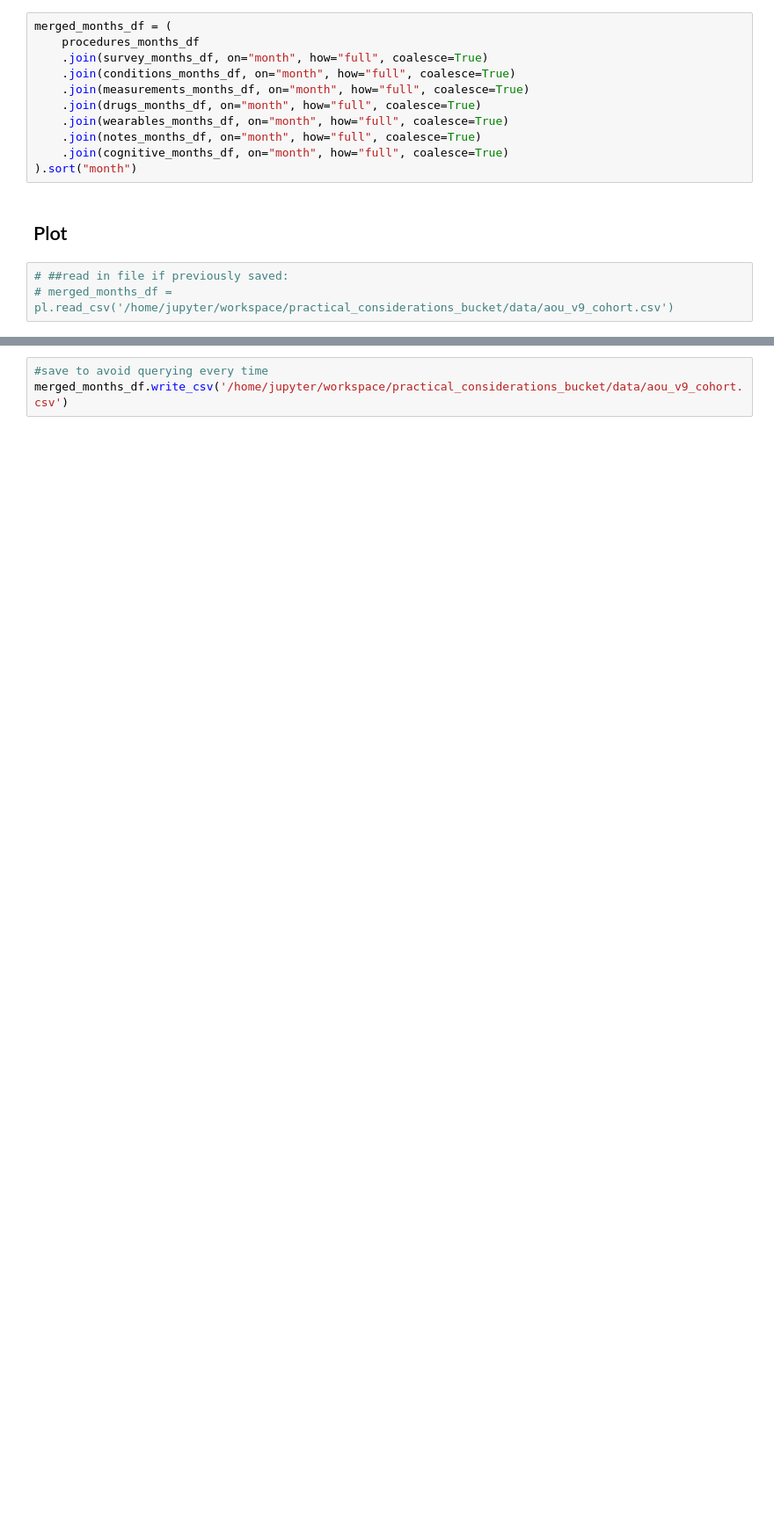
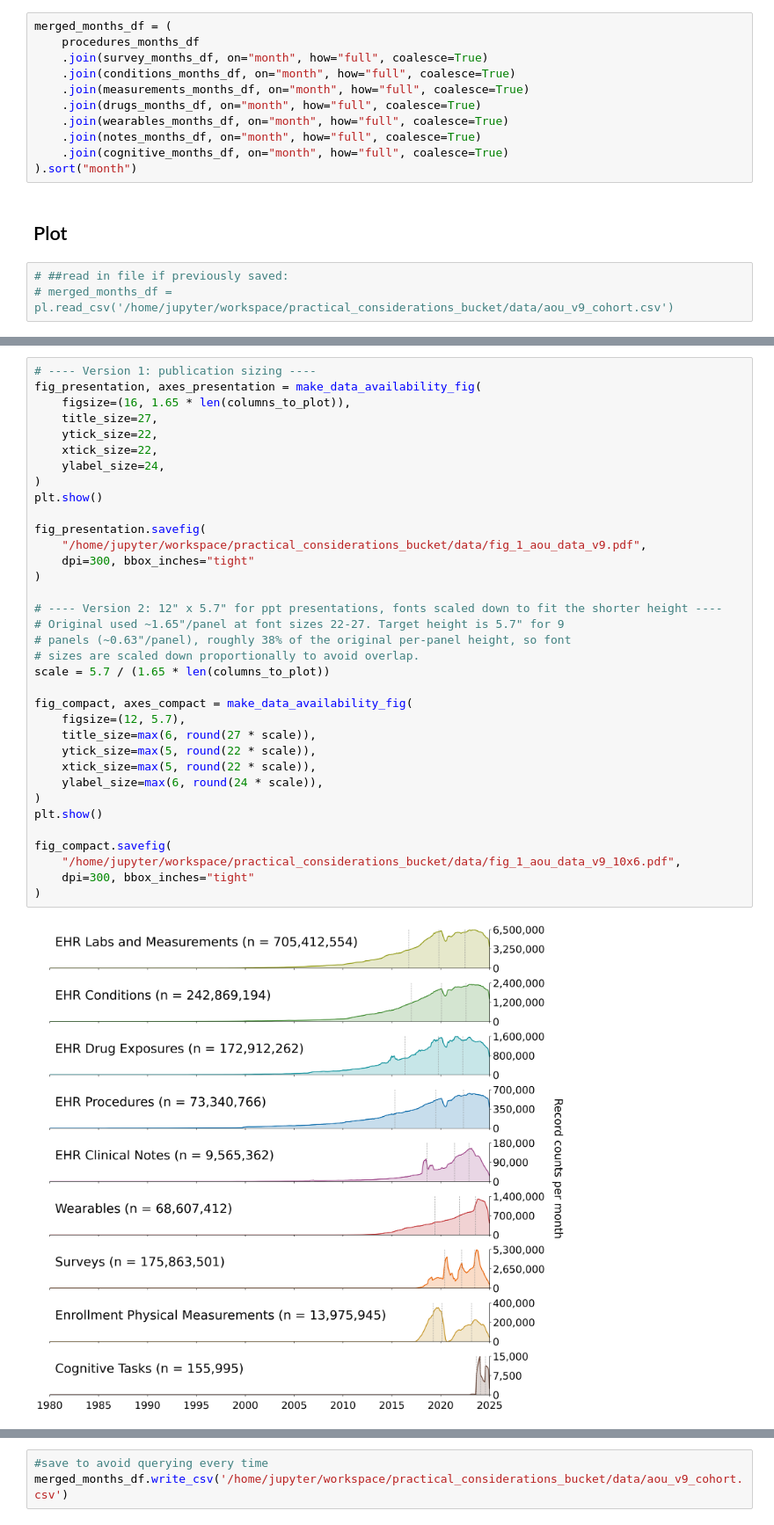
Before and after one commit to sbgoleva/Practical_considerations_in_all_of_us, a Jupyter notebook: Notebooks/01_data_availability_query_v9.ipynb, the cells around one changed output, grey strips where cells are left out. Shown at 88% size. Saved outputs shown, nothing was run; the diff lists cells and outputs as text; blank space fills up the shorter version.

Commit message:
updated queries and plot

```diff
--- a/Notebooks/01_data_availability_query_v9.ipynb
+++ b/Notebooks/01_data_availability_query_v9.ipynb
@@ -706,0 +550,37 @@ for ext in ["pdf"]:
+# %%
+# ---- Version 1: publication sizing ----
+fig_presentation, axes_presentation = make_data_availability_fig(
+    figsize=(16, 1.65 * len(columns_to_plot)),
+    title_size=27,
+    ytick_size=22,
+    xtick_size=22,
+    ylabel_size=24,
+)
+plt.show()
+
+fig_presentation.savefig(
+    "/home/jupyter/workspace/practical_considerations_bucket/data/fig_1_aou_data_v9.pdf",
+    dpi=300, bbox_inches="tight"
+)
+
+# ---- Version 2: 12" x 5.7" for ppt presentations, fonts scaled down to fit the shorter height ----
+# Original used ~1.65"/panel at font sizes 22-27. Target height is 5.7" for 9
+# panels (~0.63"/panel), roughly 38% of the original per-panel height, so font
+# sizes are scaled down proportionally to avoid overlap.
+scale = 5.7 / (1.65 * len(columns_to_plot))
+
+fig_compact, axes_compact = make_data_availability_fig(
+    figsize=(12, 5.7),
+    title_size=max(6, round(27 * scale)),
+    ytick_size=max(5, round(22 * scale)),
+    xtick_size=max(5, round(22 * scale)),
+    ylabel_size=max(6, round(24 * scale)),
+)
+plt.show()
+
+fig_compact.savefig(
+    "/home/jupyter/workspace/practical_considerations_bucket/data/fig_1_aou_data_v9_10x6.pdf",
+    dpi=300, bbox_inches="tight"
+)
+# %% [output]
+[figure, added]
```
Also changed, not shown: parts of 16 cells of this notebook.
